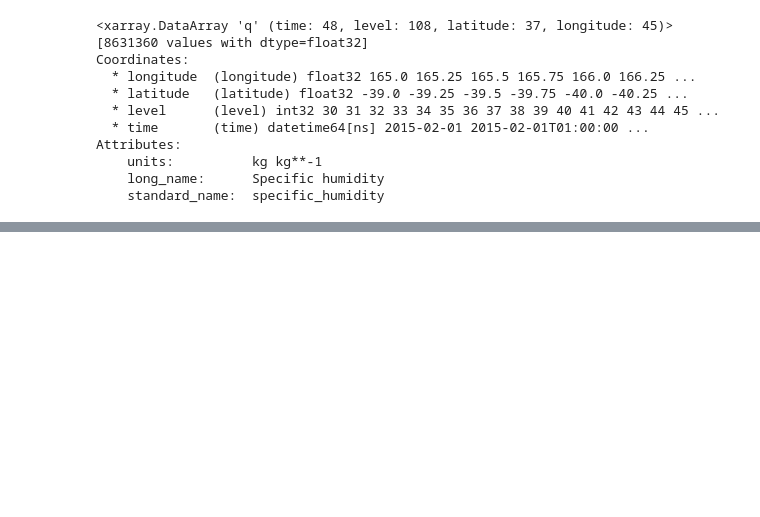
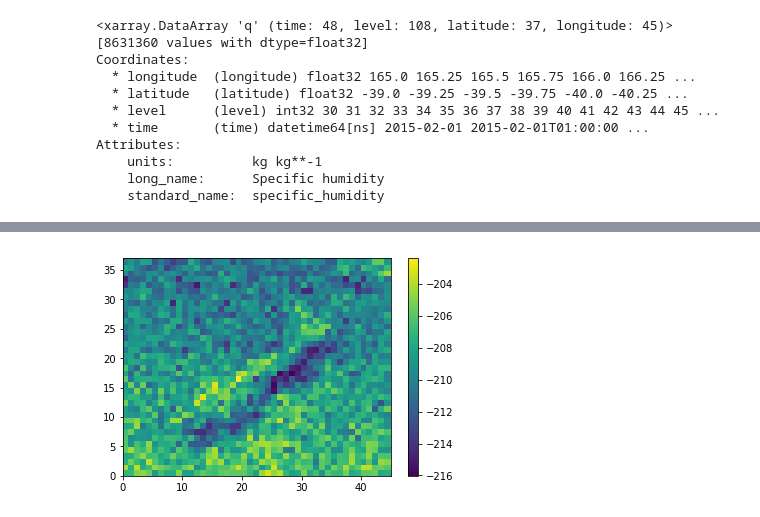
Before and after one commit to johanneshorak/era52icar, a Jupyter notebook: tryouts.ipynb, the cells around one changed output, grey strips where cells are left out. Drawn from its saved outputs; the diff is of its cells as text; code cells hidden in the pictures; blank space fills up the shorter version.

```diff
--- a/tryouts.ipynb
+++ b/tryouts.ipynb
@@ -341,0 +465,6 @@ Attributes:
+# %%
+pcm =  plt.pcolormesh(get_phi(137)[0][::-1,:]-get_phi(136)[0][::-1,:])
+plt.colorbar(pcm)
+print('')
+# %% [output]
+[figure, added]
```
Also changed, not shown: parts of 32 cells of this notebook, 2 other files.
